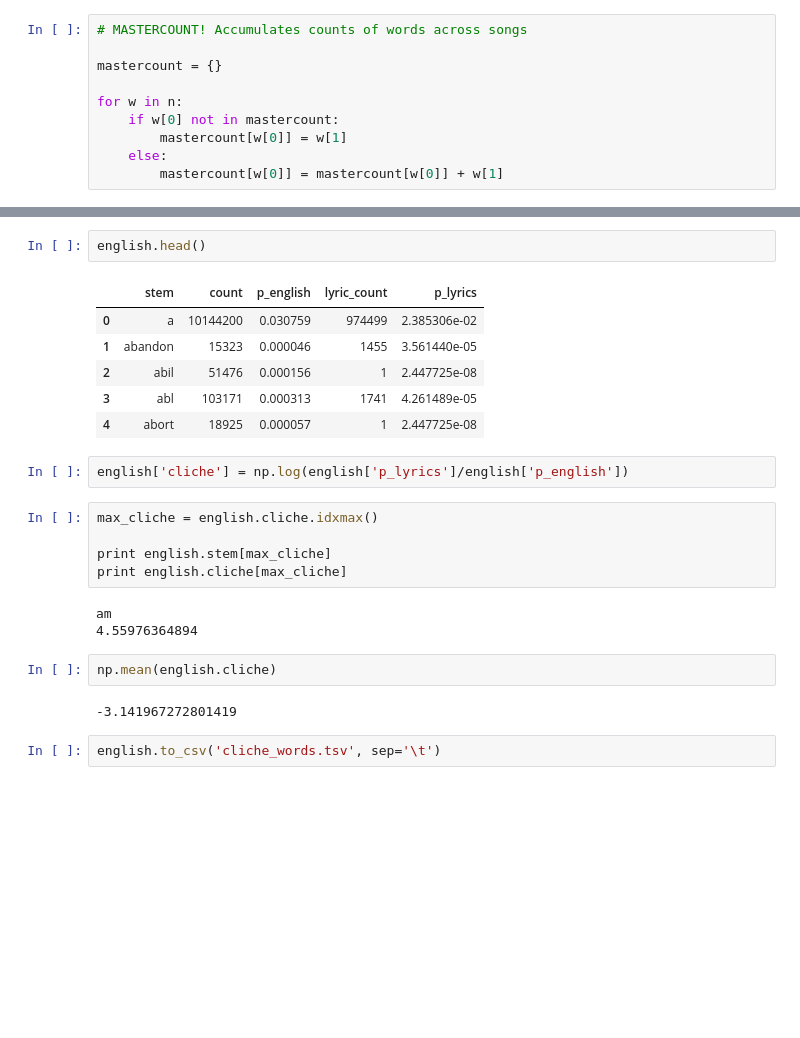
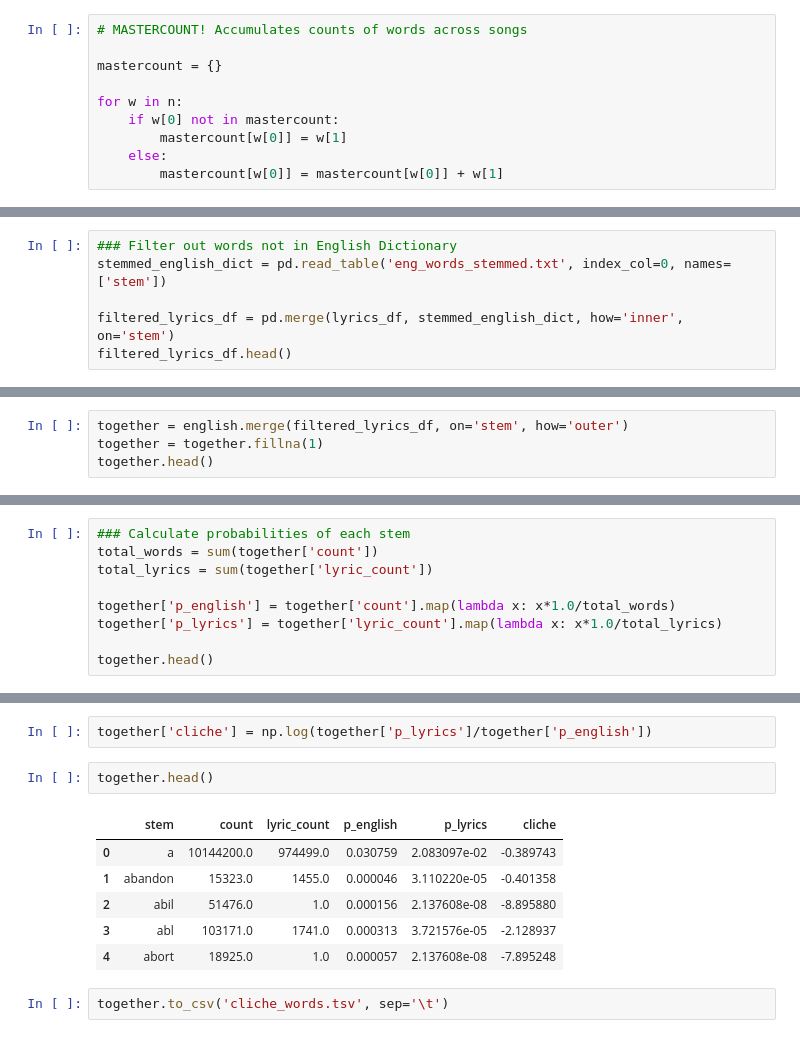
Before and after one commit to agoldgeier/cliche_bot, a Jupyter notebook: make_cliche_scores.ipynb, the cells around one changed output, grey strips where cells are left out. Saved outputs shown, nothing was run; the diff lists cells and outputs as text; blank space fills up the shorter version.

```diff
--- a/make_cliche_scores.ipynb
+++ b/make_cliche_scores.ipynb
@@ -94,0 +85,6 @@ english['p_lyrics'] = english['lyric_count'].map(lambda x: x*1.0/total_lyrics)
+# %%
+### Filter out words not in English Dictionary
+stemmed_english_dict = pd.read_table('eng_words_stemmed.txt', index_col=0, names=['stem'])
+
+filtered_lyrics_df = pd.merge(lyrics_df, stemmed_english_dict, how='inner', on='stem')
+filtered_lyrics_df.head()
@@ -94,0 +98,4 @@ english['p_lyrics'] = english['lyric_count'].map(lambda x: x*1.0/total_lyrics)
+# %%
+together = english.merge(filtered_lyrics_df, on='stem', how='outer')
+together = together.fillna(1)
+together.head()
@@ -94,0 +109,9 @@ english['p_lyrics'] = english['lyric_count'].map(lambda x: x*1.0/total_lyrics)
+# %%
+### Calculate probabilities of each stem
+total_words = sum(together['count'])
+total_lyrics = sum(together['lyric_count'])
+
+together['p_english'] = together['count'].map(lambda x: x*1.0/total_words)
+together['p_lyrics'] = together['lyric_count'].map(lambda x: x*1.0/total_lyrics)
+
+together.head()
@@ -95,25 +125,13 @@ english['p_lyrics'] = english['lyric_count'].map(lambda x: x*1.0/total_lyrics)
+# %%
+together['cliche'] = np.log(together['p_lyrics']/together['p_english'])
 # %%
-english.head()
+together.head()
 # %% [output]
-|  | stem | count | p_english | lyric_count | p_lyrics |
-| 0 | a | 10144200 | 0.030759 | 974499 | 2.385306e-02 |
-| 1 | abandon | 15323 | 0.000046 | 1455 | 3.561440e-05 |
-| 2 | abil | 51476 | 0.000156 | 1 | 2.447725e-08 |
-| 3 | abl | 103171 | 0.000313 | 1741 | 4.261489e-05 |
-| 4 | abort | 18925 | 0.000057 | 1 | 2.447725e-08 |
+|  | stem | count | lyric_count | p_english | p_lyrics | cliche |
+| 0 | a | 10144200.0 | 974499.0 | 0.030759 | 2.083097e-02 | -0.389743 |
+| 1 | abandon | 15323.0 | 1455.0 | 0.000046 | 3.110220e-05 | -0.401358 |
+| 2 | abil | 51476.0 | 1.0 | 0.000156 | 2.137608e-08 | -8.895880 |
+| 3 | abl | 103171.0 | 1741.0 | 0.000313 | 3.721576e-05 | -2.128937 |
+| 4 | abort | 18925.0 | 1.0 | 0.000057 | 2.137608e-08 | -7.895248 |
-# %%
-english['cliche'] = np.log(english['p_lyrics']/english['p_english'])
-# %%
-max_cliche = english.cliche.idxmax()
-
-print english.stem[max_cliche]
-print english.cliche[max_cliche]
-# %% [output]
-am
-4.55976364894
-# %%
-np.mean(english.cliche)
-# %% [output]
--3.141967272801419
 # %%
-english.to_csv('cliche_words.tsv', sep='\t')
+together.to_csv('cliche_words.tsv', sep='\t')
```
Also changed, not shown: parts of 14 cells of this notebook, 2 other files.
